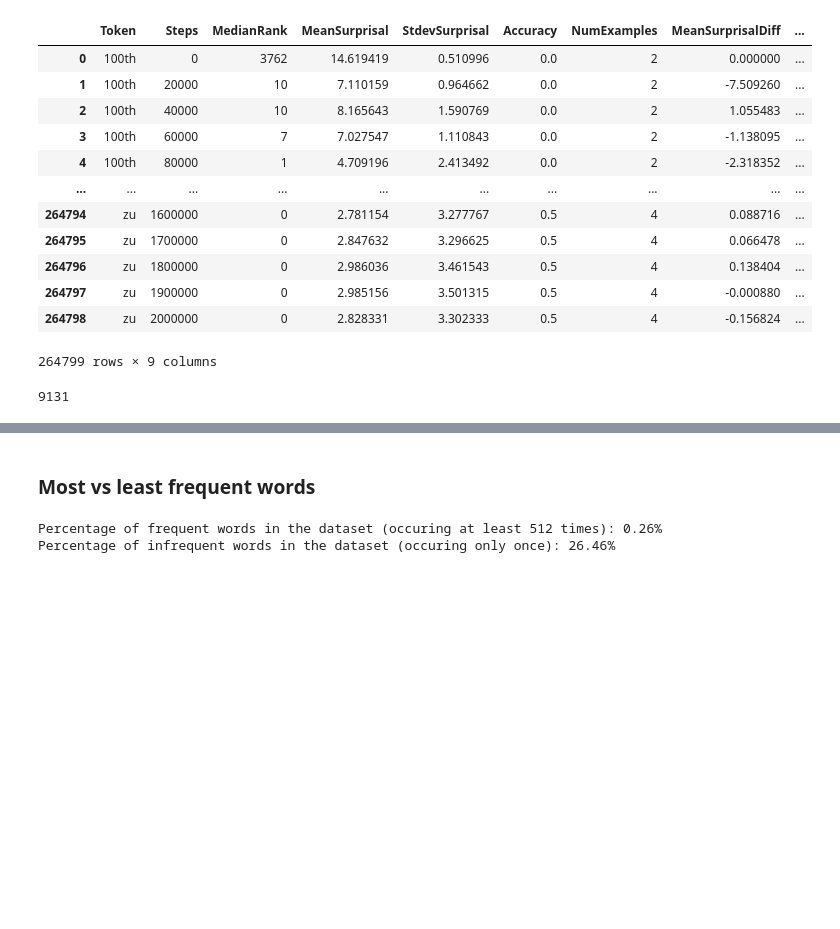
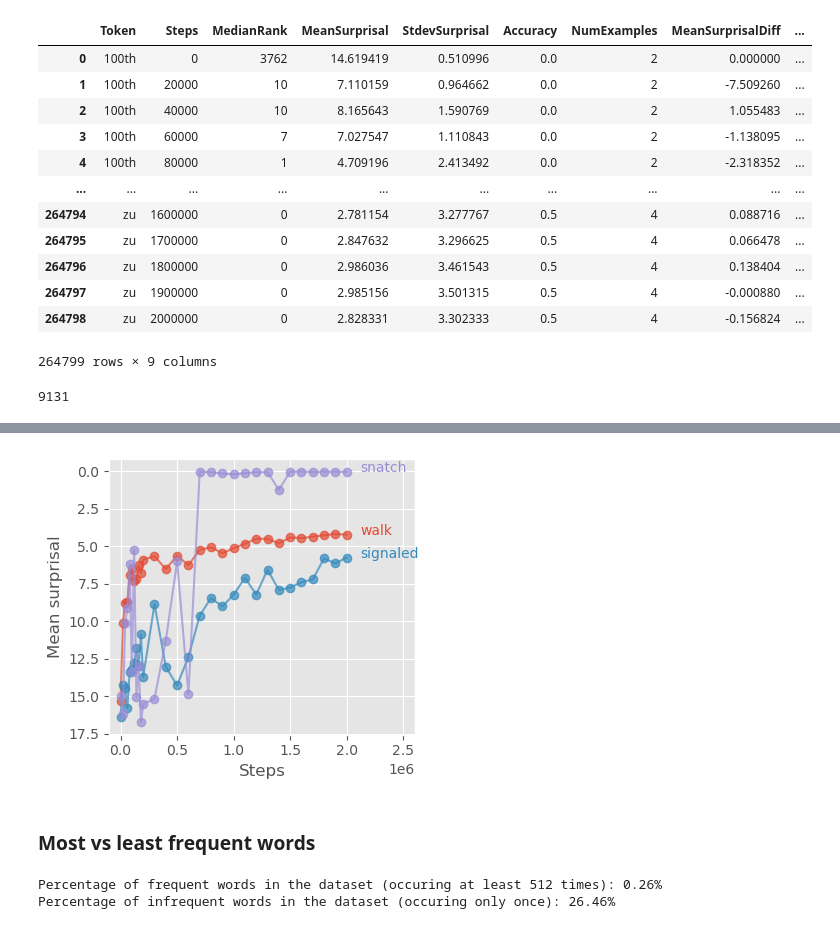
Before and after one commit to NazaninShafiabadi/NeuralLMs, a Jupyter notebook: src/word_acquisition.ipynb, the cells around one changed output, grey strips where cells are left out. Cells and saved outputs as stored; diff of their text form; code cells hidden in the pictures; blank space fills up the shorter version.

```diff
--- a/src/word_acquisition.ipynb
+++ b/src/word_acquisition.ipynb
@@ -114,3 +114,7 @@ plot_surprisals(['walk', 'ladder', 'snatch'], surprisals)   # good choices: 'lad
+# %%
+plot_all_in_one(['walk', 'signaled', 'snatch'], surprisals)
+# %% [output]
+[figure, added]
 # %% [markdown]
 ### Most vs least frequent words
 # %%
```
Also changed, not shown: parts of 12 cells of this notebook, 1 other file.
